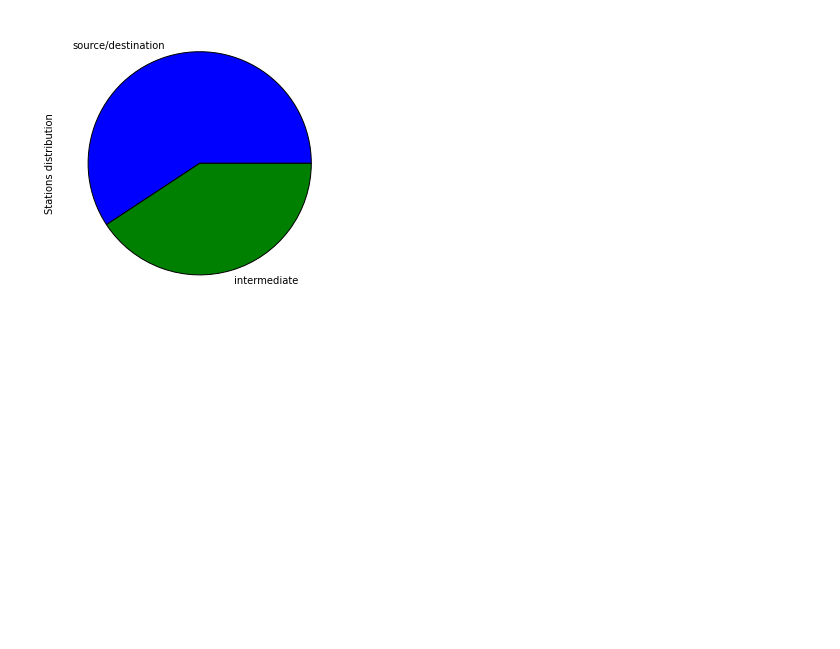
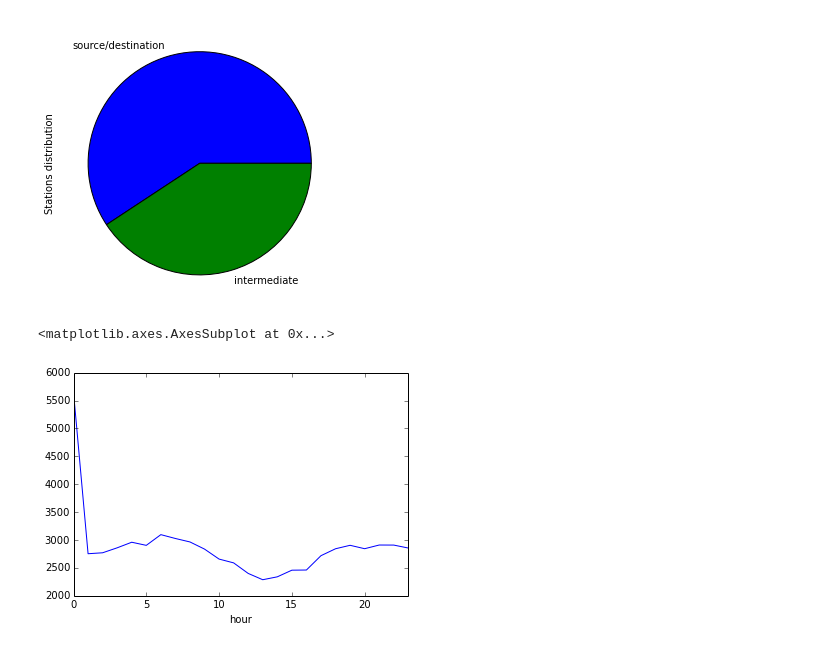
Before and after one commit to gnithin/python-pune-meetup, a Jupyter notebook: Train Time table analysis.ipynb, the cells around one changed output. Drawn from its saved outputs; the diff is of its cells as text; code cells hidden in the pictures; blank space fills up the shorter version.

Commit message:
[analysis] Add plot for another question

```diff
--- a/Train Time table analysis.ipynb
+++ b/Train Time table analysis.ipynb
@@ -123,0 +122,8 @@ s.plot.pie(figsize=(5, 5))
+# %%
+# Distribution of trains arriving at times throughout the day
+arriving_hour = pd.DataFrame({"hour" : trains_df['arrival-time'].dt.hour})
+arriving_agg = arriving_hour.groupby("hour").size()
+arriving_agg.plot()
+# %% [output]
+<matplotlib.axes.AxesSubplot at 0x...>
+[figure, added]
```
Also changed, not shown: parts of 3 cells of this notebook.
